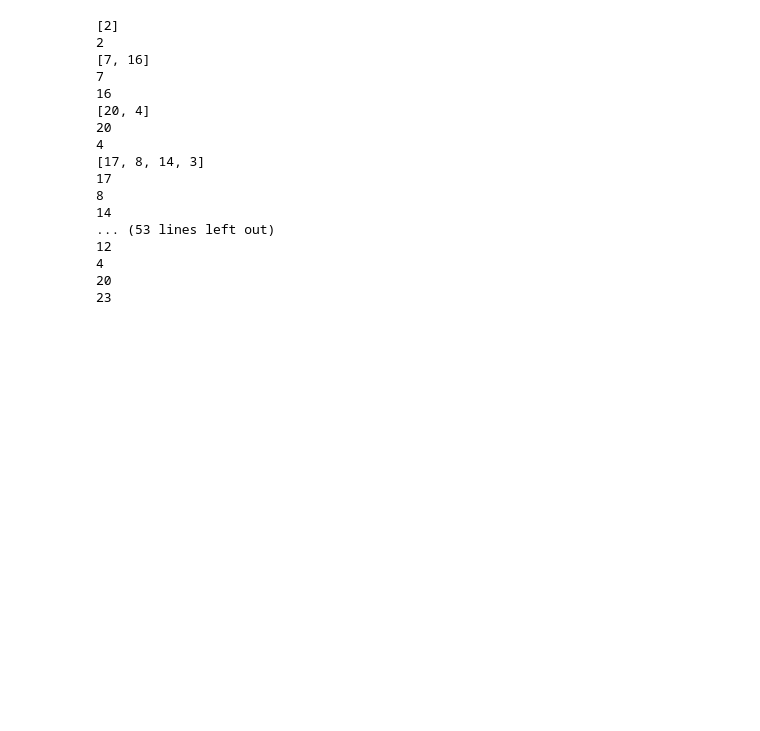
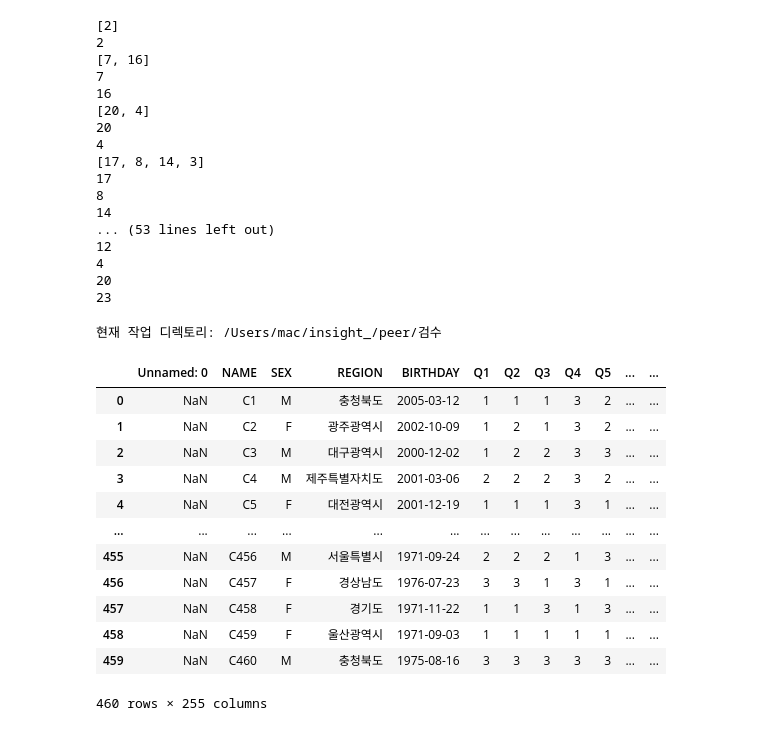
Before and after one commit to Byumin/peer, a Jupyter notebook: 검수/inspection_module.ipynb, the cells around one changed output. Drawn from its saved outputs; the diff is of its cells as text; code cells hidden in the pictures; blank space fills up the shorter version.

```diff
--- a/검수/inspection_module.ipynb
+++ b/검수/inspection_module.ipynb
@@ -403,4 +403,23 @@ for item_number, point_number_list in enumerate(point_student_number_list) :
 20
 23
 # %%
-point_student_number_list
+import pandas as pd
+import os
+print("현재 작업 디렉토리:", os.getcwd())
+df = pd.read_excel('/Users/mac/insight_/peer/검수/user_xpath_selenium/PASHE_모듈용.xlsx')
+df
+# %% [output]
+현재 작업 디렉토리: /Users/mac/insight_/peer/검수
+|  | Unnamed: 0 | NAME | SEX | REGION | BIRTHDAY | Q1 | Q2 | Q3 | Q4 | Q5 | ... | ... |
+| 0 | NaN | C1 | M | 충청북도 | 2005-03-12 | 1 | 1 | 1 | 3 | 2 | ... | ... |
+| 1 | NaN | C2 | F | 광주광역시 | 2002-10-09 | 1 | 2 | 1 | 3 | 2 | ... | ... |
+| 2 | NaN | C3 | M | 대구광역시 | 2000-12-02 | 1 | 2 | 2 | 3 | 3 | ... | ... |
+| 3 | NaN | C4 | M | 제주특별자치도 | 2001-03-06 | 2 | 2 | 2 | 3 | 2 | ... | ... |
+| 4 | NaN | C5 | F | 대전광역시 | 2001-12-19 | 1 | 1 | 1 | 3 | 1 | ... | ... |
+| ... | ... | ... | ... | ... | ... | ... | ... | ... | ... | ... | ... | ... |
+| 455 | NaN | C456 | M | 서울특별시 | 1971-09-24 | 2 | 2 | 2 | 1 | 3 | ... | ... |
+| 456 | NaN | C457 | F | 경상남도 | 1976-07-23 | 3 | 3 | 1 | 3 | 1 | ... | ... |
+| 457 | NaN | C458 | F | 경기도 | 1971-11-22 | 1 | 1 | 3 | 1 | 3 | ... | ... |
+| 458 | NaN | C459 | F | 울산광역시 | 1971-09-03 | 1 | 1 | 1 | 1 | 1 | ... | ... |
+| 459 | NaN | C460 | M | 충청북도 | 1975-08-16 | 3 | 3 | 3 | 3 | 3 | ... | ... |
+460 rows × 255 columns
```
Also changed, not shown: parts of 2 cells of this notebook, 8 other files.
